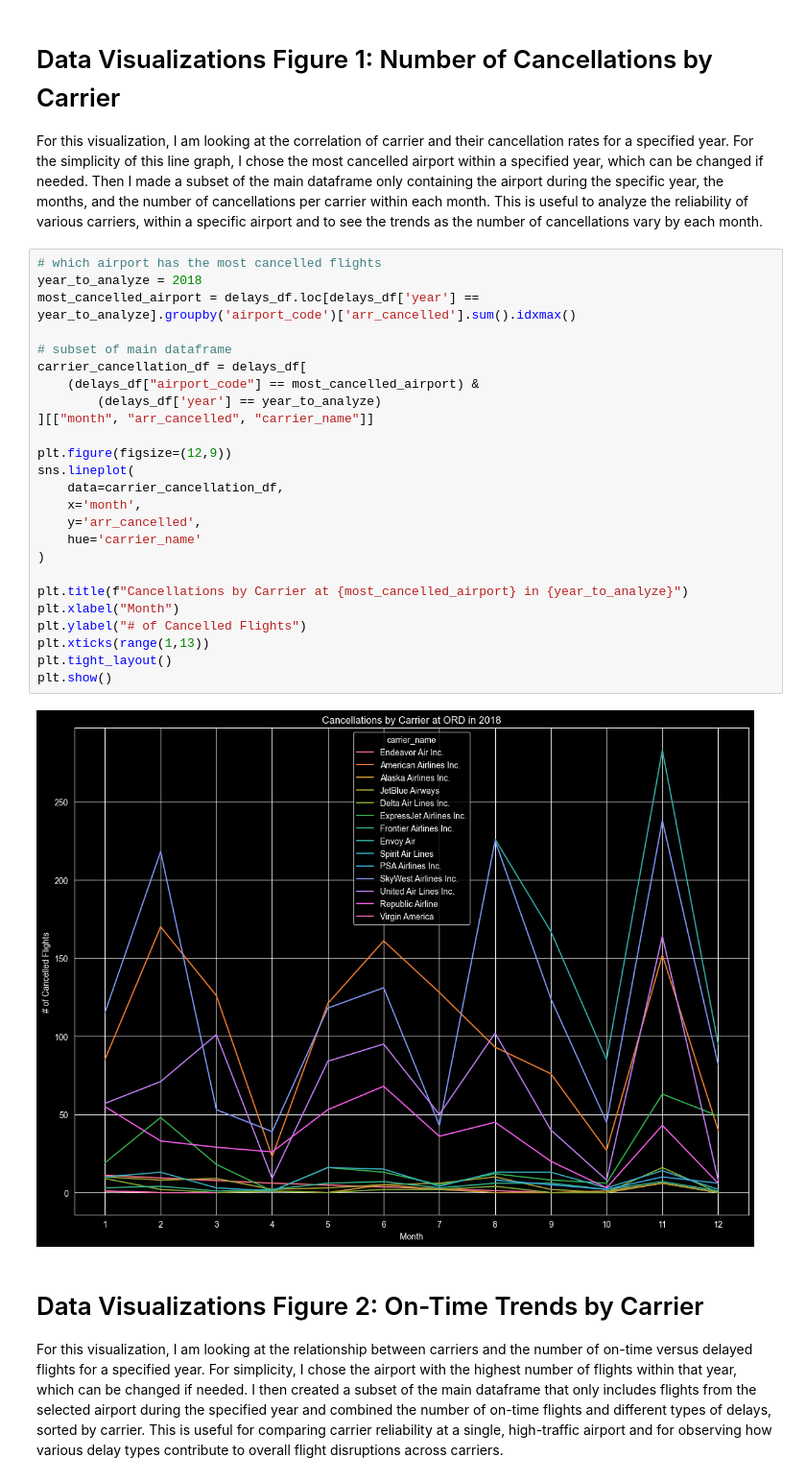
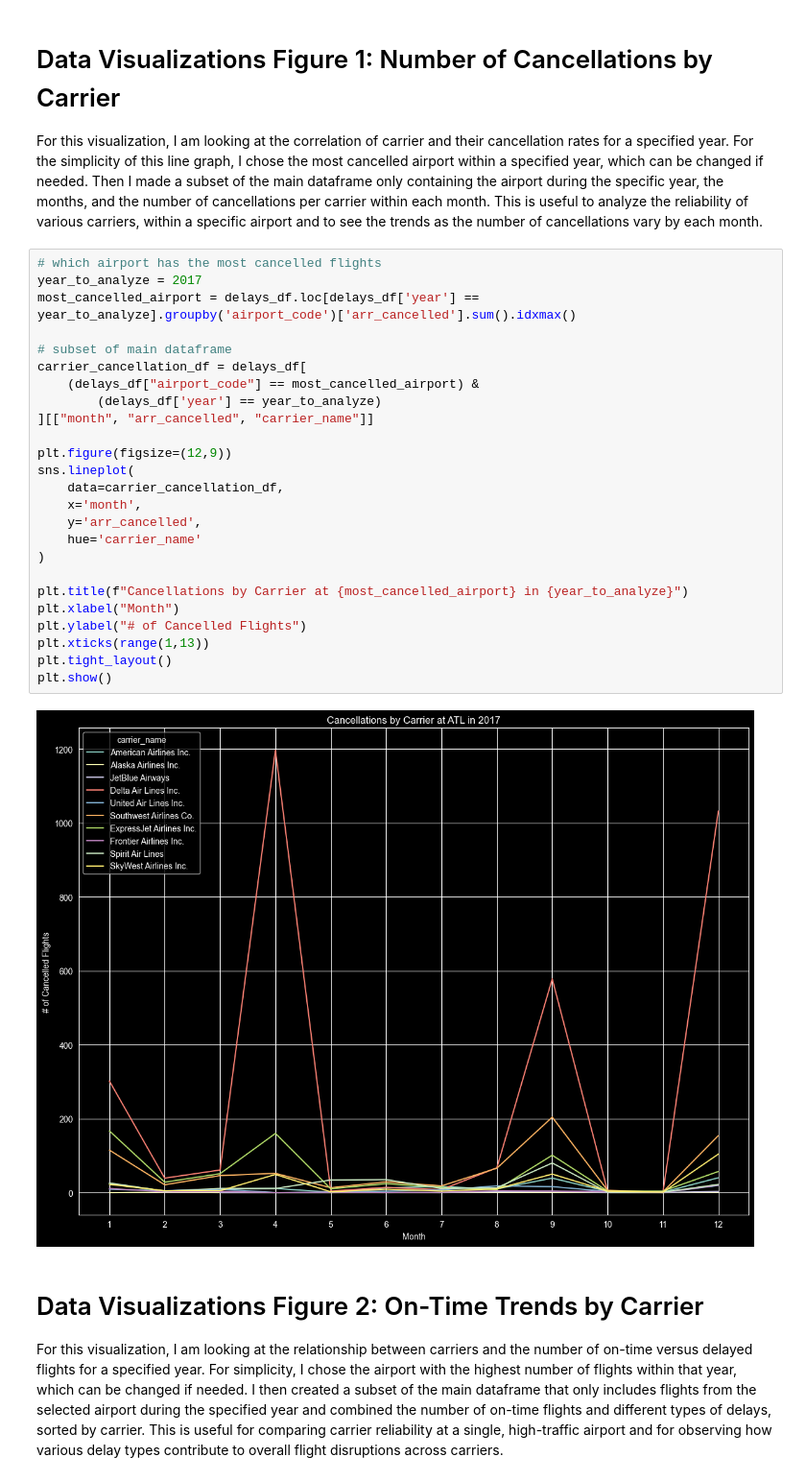
Before and after one commit to nessa-c/Airline_Delay_Analysis, a Jupyter notebook: EDA.ipynb, the cells around one changed output. Shown at 96% size. Cells and saved outputs as stored; diff of their text form.

```diff
--- a/EDA.ipynb
+++ b/EDA.ipynb
@@ -224,31 +222,31 @@ memory usage: 63.0 MB
 For this visualization, I am looking at the correlation of carrier and their cancellation rates for a specified year. For the simplicity of this line graph, I chose the most cancelled airport within a specified year, which can be changed if needed. Then I made a subset of the main dataframe only containing the airport during the specific year, the months, and the number of cancellations per carrier within each month. This is useful to analyze the reliability of various carriers, within a specific airport and to see the trends as the number of cancellations vary by each month.
 # %%
 # which airport has the most cancelled flights
-year_to_analyze = 2018
+year_to_analyze = 2017
 most_cancelled_airport = delays_df.loc[delays_df['year'] == year_to_analyze].groupby('airport_code')['arr_cancelled'].sum().idxmax()
 
 # subset of main dataframe
 carrier_cancellation_df = delays_df[
     (delays_df["airport_code"] == most_cancelled_airport) &
         (delays_df['year'] == year_to_analyze)
 ][["month", "arr_cancelled", "carrier_name"]]
 
 plt.figure(figsize=(12,9))
 sns.lineplot(
     data=carrier_cancellation_df,
     x='month',
     y='arr_cancelled',
     hue='carrier_name'
 )
 
 plt.title(f"Cancellations by Carrier at {most_cancelled_airport} in {year_to_analyze}")
 plt.xlabel("Month")
 plt.ylabel("# of Cancelled Flights")
 plt.xticks(range(1,13))
 plt.tight_layout()
 plt.show()
 # %% [output]
-[figure, old version]
+[figure, new version]
 # %% [markdown]
 # Data Visualizations Figure 2: On-Time Trends by Carrier
 For this visualization, I am looking at the relationship between carriers and the number of on-time versus delayed flights for a specified year. For simplicity, I chose the airport with the highest number of flights within that year, which can be changed if needed. I then created a subset of the main dataframe that only includes flights from the selected airport during the specified year and combined the number of on-time flights and different types of delays, sorted by carrier. This is useful for comparing carrier reliability at a single, high-traffic airport and for observing how various delay types contribute to overall flight disruptions across carriers.
```
Also changed, not shown: parts of 1 cell of this notebook, 1 other file.
